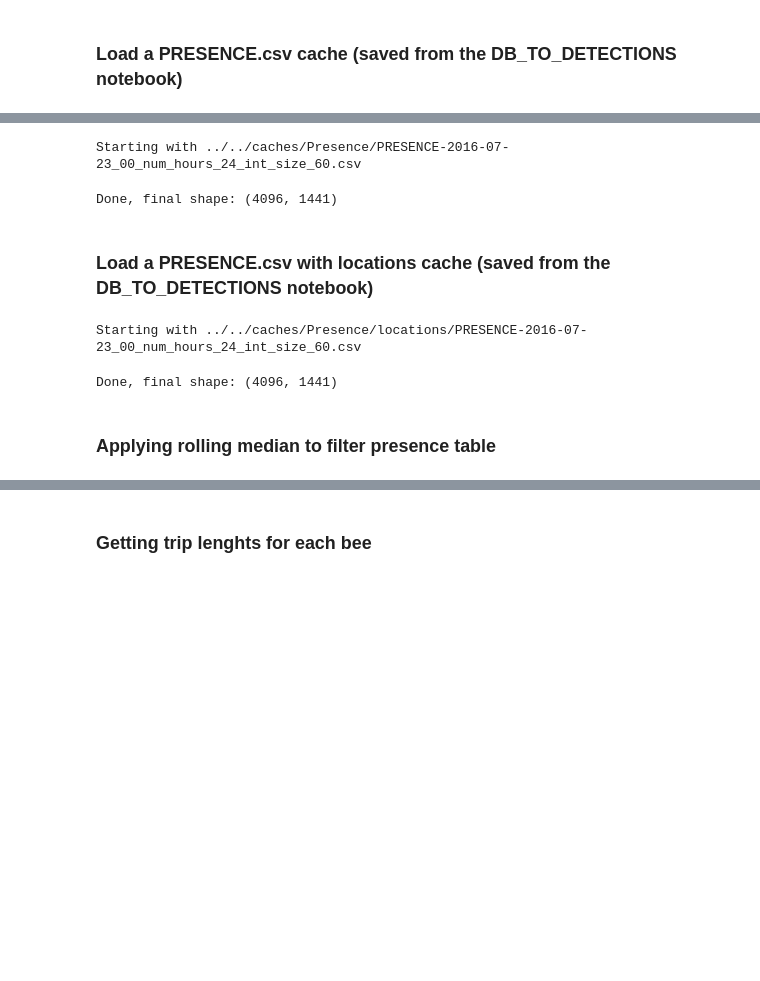
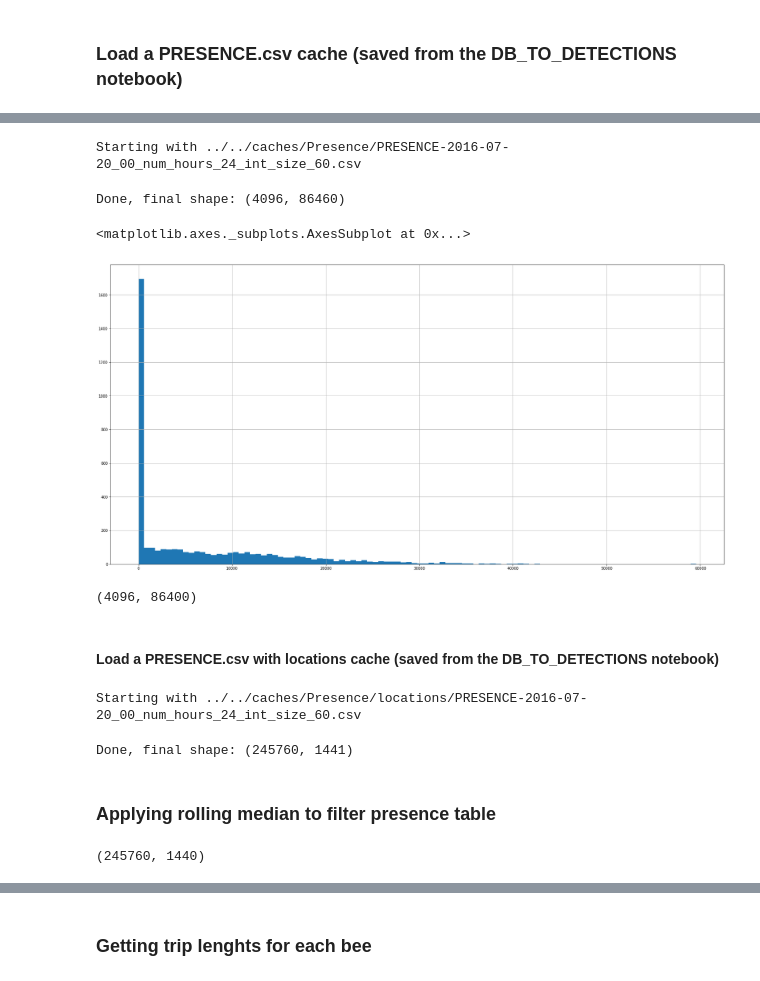
Before and after one commit to janek/Beesbook-life, a Jupyter notebook: Trips/TRIPS_MAIN_NOTEBOOK.ipynb, the cells around one changed output, grey strips where cells are left out. Drawn from its saved outputs; the diff is of its cells as text; code cells hidden in the pictures; blank space fills up the shorter version.

```diff
--- a/Trips/TRIPS_MAIN_NOTEBOOK.ipynb
+++ b/Trips/TRIPS_MAIN_NOTEBOOK.ipynb
@@ -50,9 +47,9 @@ BeesbookID = bb_utils.ids.BeesbookID
 
 #Parameters for loading data, currently using known date of 23th, august 2016)
 num_hours = 24
-num_days_to_process = 1
+num_days_to_process = 60
 
-datetime_start = datetime(2016, 7, 23)
+datetime_start = datetime(2016, 7, 20)
 
 #Parameters for presenting data
 bin_size_in_hours = 24
@@ -113,14 +126,29 @@ for i in tqdm(range(1, num_days_to_process)):
         print("File "+ csv_name + "Doesn't exist, stopping entire operation")
         break
     new_presence_df = pd.read_csv(csv_path).iloc[:,1:]
-    presence_df = pd.concat([presence_df, new_presence_df])
+    presence_df = pd.concat([presence_df, new_presence_df], axis=1)
 print("Done, final shape: " + str(presence_df.shape))
 # %% [output]
-Starting with ../../caches/Presence/PRESENCE-2016-07-23_00_num_hours_24_int_size_60.csv
+Starting with ../../caches/Presence/PRESENCE-2016-07-20_00_num_hours_24_int_size_60.csv
-Done, final shape: (4096, 1441)
+Done, final shape: (4096, 86460)
+# %%
+presence_df = presence_df.drop(['id'], axis='columns')
+# %%
+pres_sum = presence_df.sum(axis=1)
+# %%
+# pres_sum_fil = pres_sum[pres_sum>0]
+pres_sum.hist(bins=100, figsize=(30,15))
+# %% [output]
+<matplotlib.axes._subplots.AxesSubplot at 0x...>
+[figure, added]
+# %%
+presence_df.shape
+# %% [output]
+(4096, 86400)
 # %% [markdown]
-### Load a PRESENCE.csv with locations cache (saved from the DB_TO_DETECTIONS notebook)
+#### Load a PRESENCE.csv with locations cache (saved from the DB_TO_DETECTIONS notebook)
 # %%
+#TODO: make this a parametrized version of the previous
 #Loading the csv of intermediate result (saved from prevoius cell)
 #example value: "/mnt/storage/janek/caches/Presence/PRESENCE-2016-08-23_00_num_hours_24_int_size_120.csv"
 
@@ -145,8 +173,8 @@ for i in tqdm(range(1, num_days_to_process)):
     presence_locations_df = pd.concat([presence_locations_df, new_presence_locations_df])
 print("Done, final shape: " + str(presence_locations_df.shape))
 # %% [output]
-Starting with ../../caches/Presence/locations/PRESENCE-2016-07-23_00_num_hours_24_int_size_60.csv
+Starting with ../../caches/Presence/locations/PRESENCE-2016-07-20_00_num_hours_24_int_size_60.csv
-Done, final shape: (4096, 1441)
+Done, final shape: (245760, 1441)
 # %% [markdown]
 ### Applying rolling median to filter presence table
 # %%
@@ -170,0 +204,4 @@ rolled = rolled.iloc[:, num_nans_to_clean:-num_nans_to_clean]
+# %%
+rolled.shape
+# %% [output]
+(245760, 1440)
```
Also changed, not shown: parts of 17 cells of this notebook, 9 other files.
